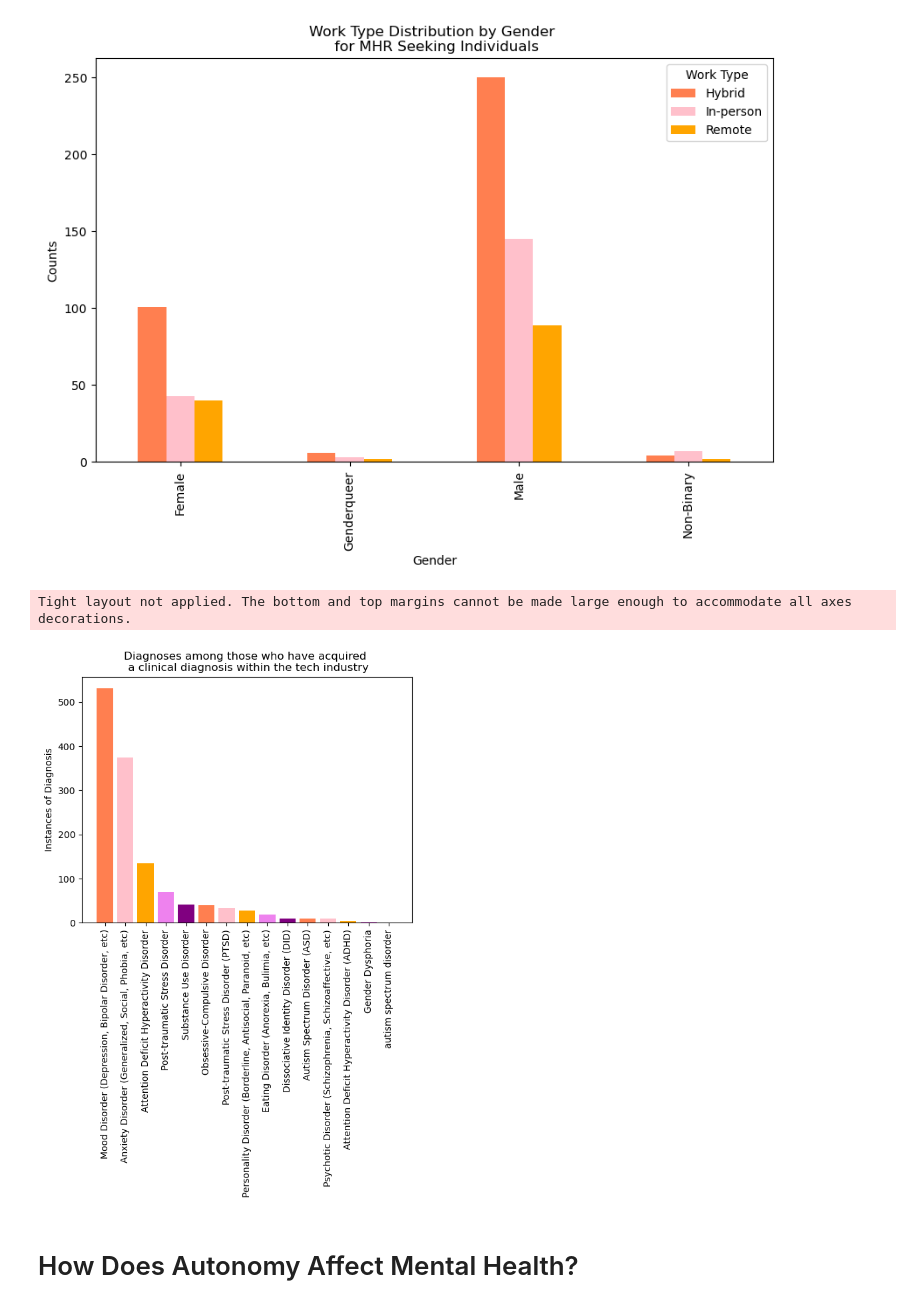
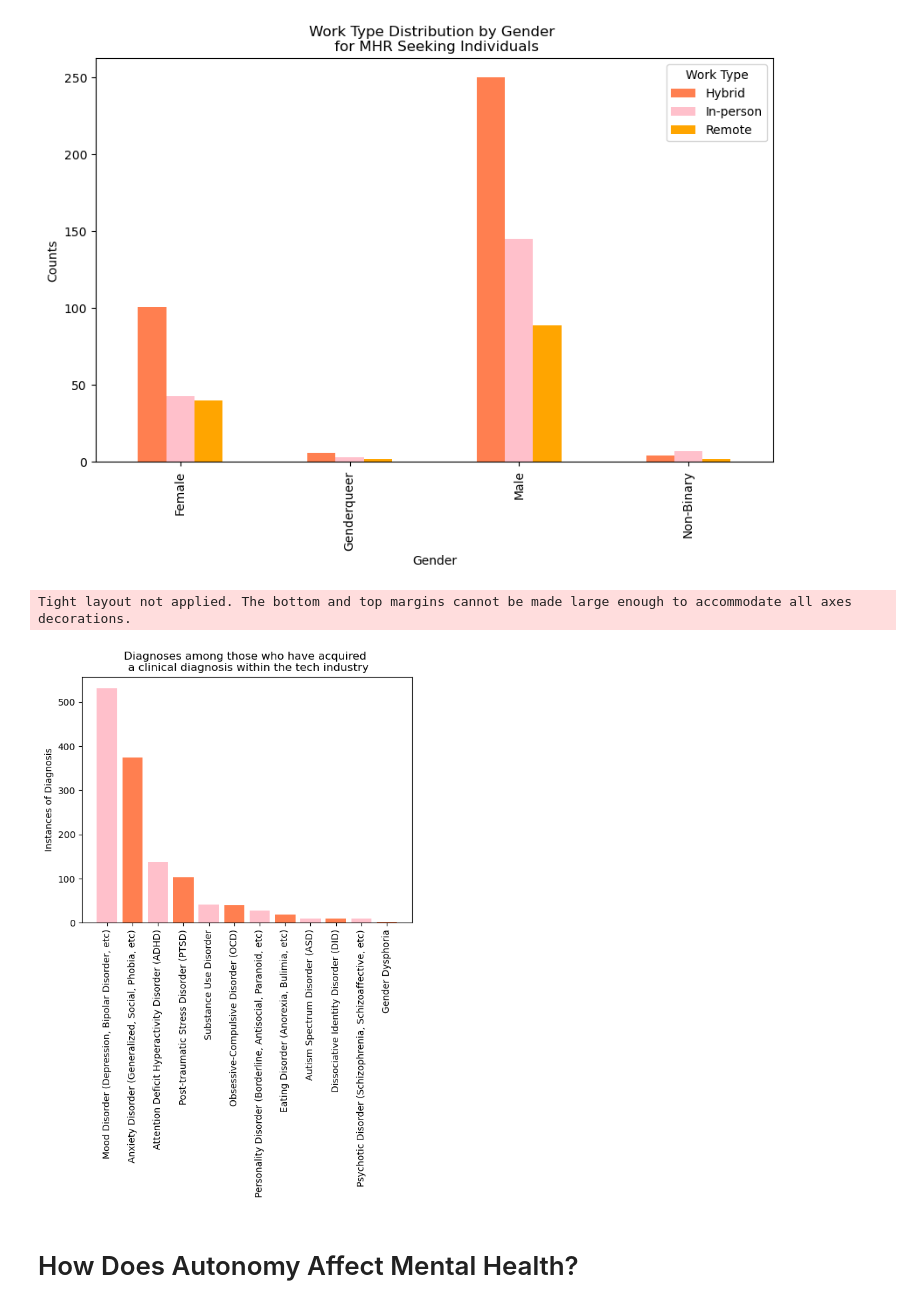
Before and after one commit to June-buggy/Project_01, a Jupyter notebook: Project_01.ipynb, the cells around one changed output. Saved outputs shown, nothing was run; the diff lists cells and outputs as text; code cells hidden in the pictures.

```diff
--- a/Project_01.ipynb
+++ b/Project_01.ipynb
@@ -503,6 +503,7 @@ replacements = {
     'Stress Response Syndromes': 'Post-traumatic Stress Disorder (PTSD)',
     'Burn out': 'Post-traumatic Stress Disorder (PTSD)',
     'posttraumatic stress disourder': 'Post-traumatic Stress Disorder (PTSD)',
+    'Post-traumatic Stress Disorder': 'Post-traumatic Stress Disorder (PTSD)',
     'Substance Use Disorder': 'Substance Use Disorder',
     'Addictive Disorder': 'Substance Use Disorder',
     'Gender Dysphoria': 'Gender Dysphoria',
@@ -520,37 +521,40 @@ replacements = {
     'attention deficit disorder (but not the hyperactive version)': 'Attention Deficit Hyperactivity Disorder (ADHD)',
     'ADD (w/o Hyperactivity)': 'Attention Deficit Hyperactivity Disorder (ADHD)',
     'Attention Deficit Disorder': 'Attention Deficit Hyperactivity Disorder (ADHD)',
+    'Attention Deficit Hyperactivity Disorder': 'Attention Deficit Hyperactivity Disorder (ADHD)',
     'MCD (when it was diagnosed, the ultra-mega "disorder" ADHD didn\'t exist yet)': 'Attention Deficit Hyperactivity Disorder (ADHD)',
     'Autism Spectrum Disorder (ASD)': 'Autism Spectrum Disorder (ASD)',
     'PDD-NOS': 'Autism Spectrum Disorder (ASD)',
     'Autism (Asperger\'s)': 'Autism Spectrum Disorder (ASD)',
     'Autism - while not a "mental illness", still greatly affects how I handle anxiety': 'Autism Spectrum Disorder (ASD)',
     'Autism Spectrum Disorder': 'Autism Spectrum Disorder (ASD)',
     'Asperger Syndrome': 'Autism Spectrum Disorder (ASD)',
     'PDD-NOS (see above)': 'Autism Spectrum Disorder (ASD)',
+    'autism spectrum disorder': 'Autism Spectrum Disorder (ASD)',
     'Aspergers': 'Autism Spectrum Disorder (ASD)',
     'Autism': 'Autism Spectrum Disorder (ASD)',
     'Obsessive-Compulsive Disorder (OCD)':'Obsessive-Compulsive Disorder (OCD)',
+    'Obsessive-Compulsive Disorder':'Obsessive-Compulsive Disorder (OCD)',
     'Psychotic Disorder (Schizophrenia, Schizoaffective, etc)':'Psychotic Disorder (Schizophrenia, Schizoaffective, etc)',
     'Schizotypal Personality Disorder':'Psychotic Disorder (Schizophrenia, Schizoaffective, etc)',
     'Eating Disorder (Anorexia, Bulimia, etc)':'Eating Disorder (Anorexia, Bulimia, etc)'
 
 }
 # Count the occurrences of each unique element
 exploded_df["Diagnosed Conditions"] = exploded_df["Diagnosed Conditions"].replace(replacements)
 condition_counts = exploded_df["Diagnosed Conditions"].value_counts()
 
 # Create a bar chart
 plt.bar(condition_counts.index, condition_counts, color = colors)
 plt.ylabel('Instances of Diagnosis')
 plt.title('Diagnoses among those who have acquired \n a clinical diagnosis within the tech industry')
 plt.xticks(rotation=90)
 plt.tight_layout()
 
 plt.show()
 # %% [output]
 Tight layout not applied. The bottom and top margins cannot be made large enough to accommodate all axes decorations.
-[figure, old version]
+[figure, new version]
 # %% [markdown]
 # How Does Autonomy Affect Mental Health?
 # %% [markdown]
```
Also changed, not shown: parts of 1 cell of this notebook.
